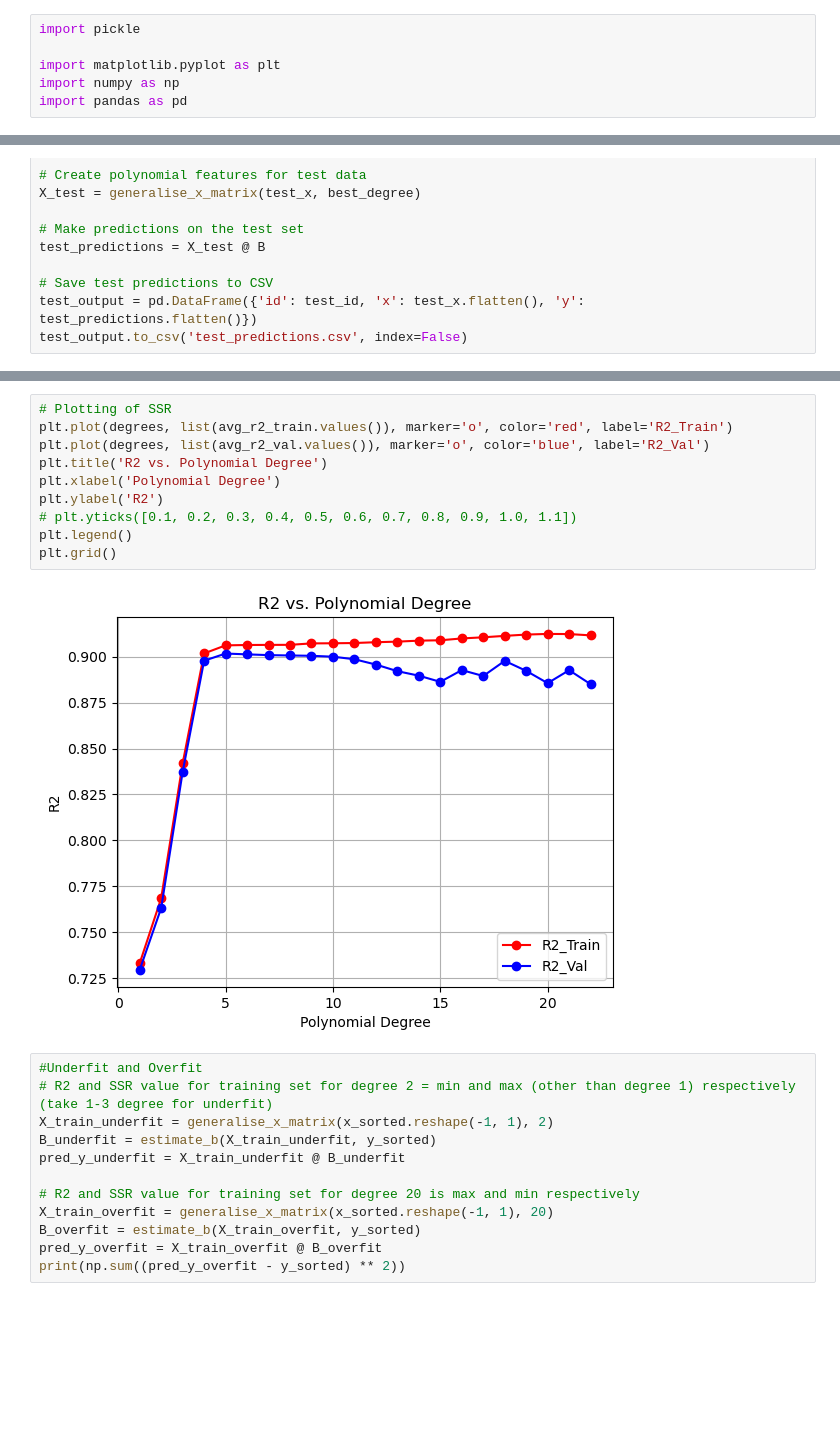
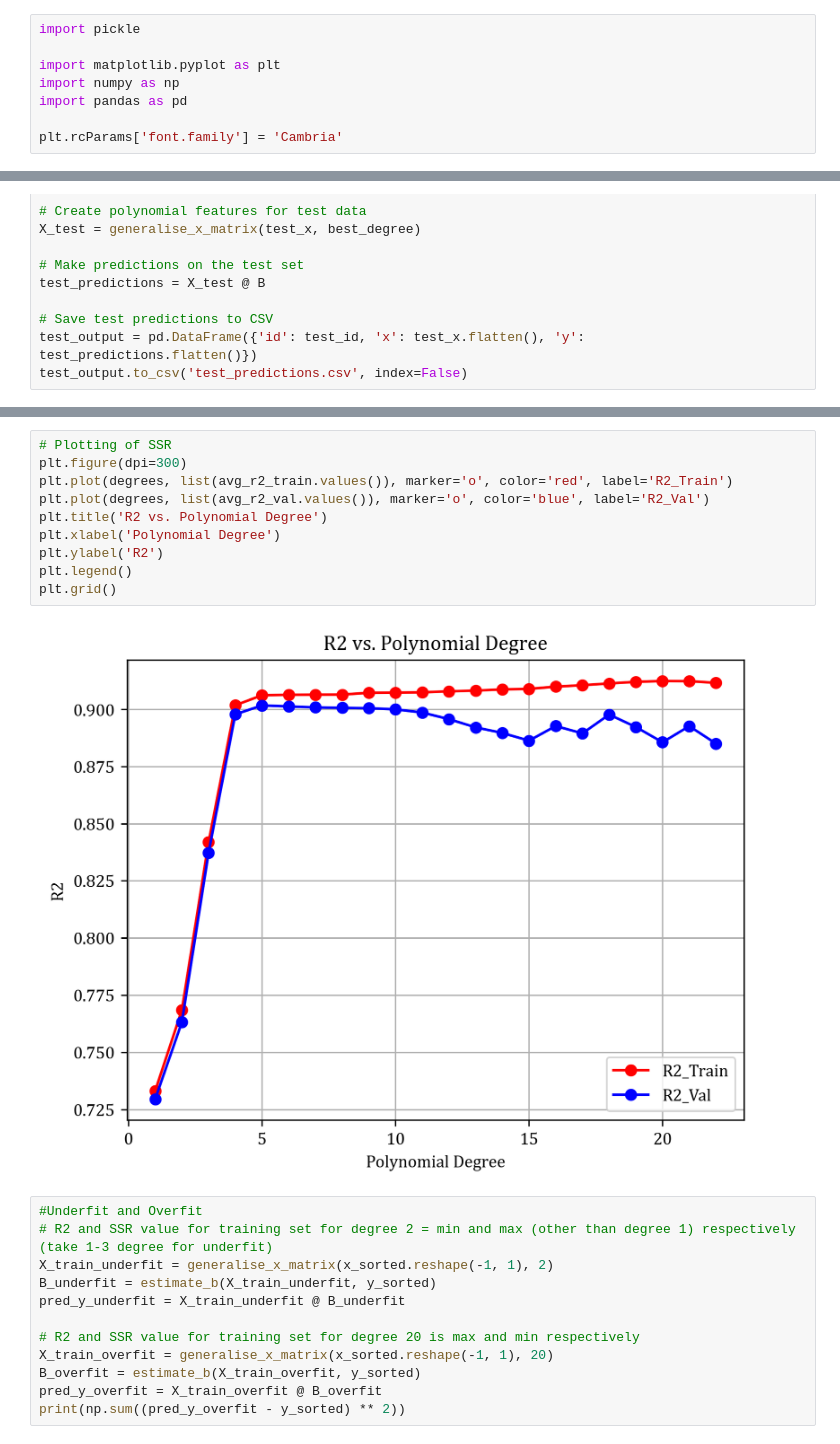
Before and after one commit to rennaMAhcuS/CS215Assignments, a Jupyter notebook: 3/3-regression/3.ipynb, the cells around one changed output, grey strips where cells are left out. Cells and saved outputs as stored; diff of their text form; blank space fills up the shorter version.

```diff
--- a/3/3-regression/3.ipynb
+++ b/3/3-regression/3.ipynb
@@ -4,6 +4,8 @@ import pickle
 import matplotlib.pyplot as plt
 import numpy as np
 import pandas as pd
+
+plt.rcParams['font.family'] = 'Cambria'
 # %%
 def generalise_x_matrix(x, degree):
     """
@@ -187,15 +191,15 @@ plt.grid()
 # %%
 # Plotting of SSR
+plt.figure(dpi=300)
 plt.plot(degrees, list(avg_r2_train.values()), marker='o', color='red', label='R2_Train')
 plt.plot(degrees, list(avg_r2_val.values()), marker='o', color='blue', label='R2_Val')
 plt.title('R2 vs. Polynomial Degree')
 plt.xlabel('Polynomial Degree')
 plt.ylabel('R2')
-# plt.yticks([0.1, 0.2, 0.3, 0.4, 0.5, 0.6, 0.7, 0.8, 0.9, 1.0, 1.1])
 plt.legend()
 plt.grid()
 # %% [output]
-[figure, old version]
+[figure, new version]
 # %%
 #Underfit and Overfit
 # R2 and SSR value for training set for degree 2 = min and max (other than degree 1) respectively (take 1-3 degree for underfit)
```
Also changed, not shown: parts of 3 cells of this notebook.
